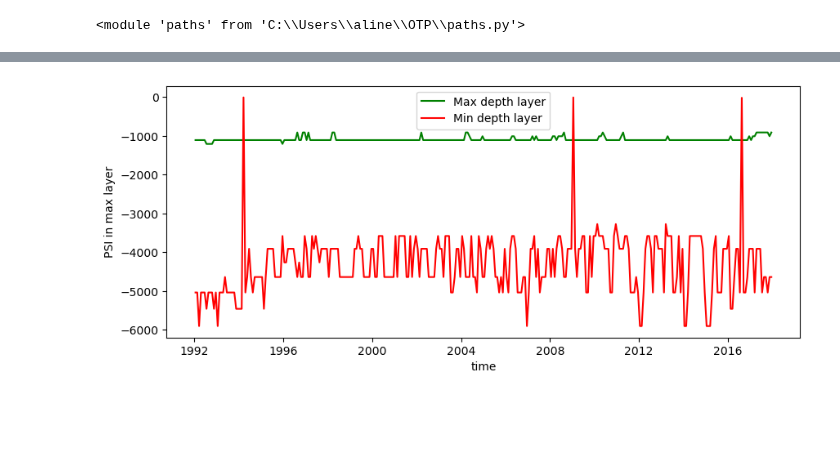
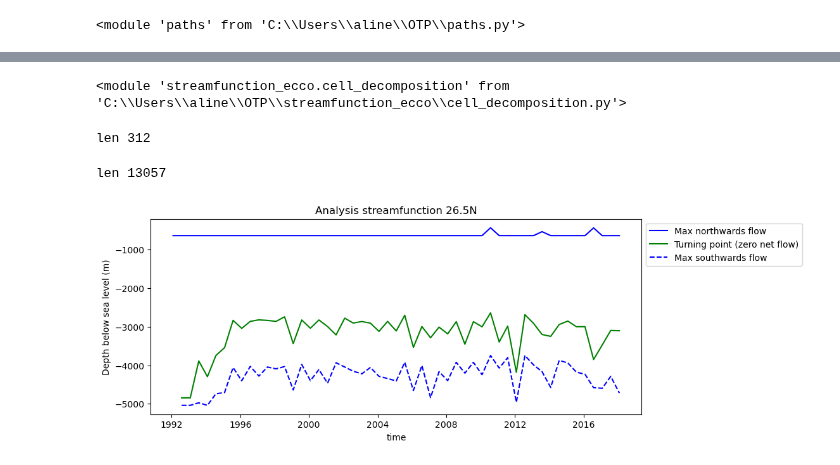
Before and after one commit to ai4er-cdt/OTP, a Jupyter notebook: streamfunction_ecco/bipolar_timeseries.ipynb, the cells around one changed output, grey strips where cells are left out. Cells and saved outputs as stored; diff of their text form; code cells hidden in the pictures; blank space fills up the shorter version.

```diff
--- a/streamfunction_ecco/bipolar_timeseries.ipynb
+++ b/streamfunction_ecco/bipolar_timeseries.ipynb
@@ -277,11 +143,0 @@ psi_data = PSI_26
-# %%
-plt.figure(figsize = (10, 4))
-plt.plot(psi_data["time"], psi_data["depth_max"], color='green', label='Max depth layer')
-plt.plot(psi_data["time"], psi_data["depth_min"], color='red', label='Min depth layer')
-
-plt.xlabel('time')
-plt.ylabel('PSI in max layer')
-plt.legend()
-plt.show()
-# %% [output]
-[figure, removed]
@@ -292,0 +144,28 @@ PSI_MAX_DENS_60 = strf_custom_utils.get_PSI_at_max_density_level(PSI_60, max=Tru
+# %%
+importlib.reload(cell_decomposition)
+# %% [output]
+<module 'streamfunction_ecco.cell_decomposition' from 'C:\\Users\\aline\\OTP\\streamfunction_ecco\\cell_decomposition.py'>
+# %%
+str = ""
+#psi_data = cell_decomposition.find_depths_of_interest(PSI_RAPID, depth_grid=PSI_RAPID["k"])
+psi_data = cell_decomposition.find_depths_of_interest(PSI_26)
+
+psi_data['dist_upper_cell'] = abs(psi_data["depth_max"]-psi_data["depth_zero"]).squeeze()
+psi_data['dist_lower_cell'] = abs(psi_data["depth_min"]-psi_data["depth_zero"]).squeeze()
+
+psi_ecco_resampled = psi_data.resample(time='6M').mean()
+# %% [output]
+len 312
+# %%
+psi_data = cell_decomposition.find_depths_of_interest(PSI_RAPID, depth_grid=PSI_RAPID["k"])
+
+psi_data['dist_upper_cell'] = abs(psi_data["depth_max"]-psi_data["depth_zero"]).squeeze()
+psi_data['dist_lower_cell'] = abs(psi_data["depth_min"]-psi_data["depth_zero"]).squeeze()
+
+psi_rapid_resampled = psi_data.resample(time='6M').mean()
+# %% [output]
+len 13057
+# %%
+cell_decomposition.plot_3_cells(psi_rapid_resampled, '26.5N')
+# %% [output]
+[figure, added]
```
Also changed, not shown: parts of 21 cells of this notebook, 2 other files.
